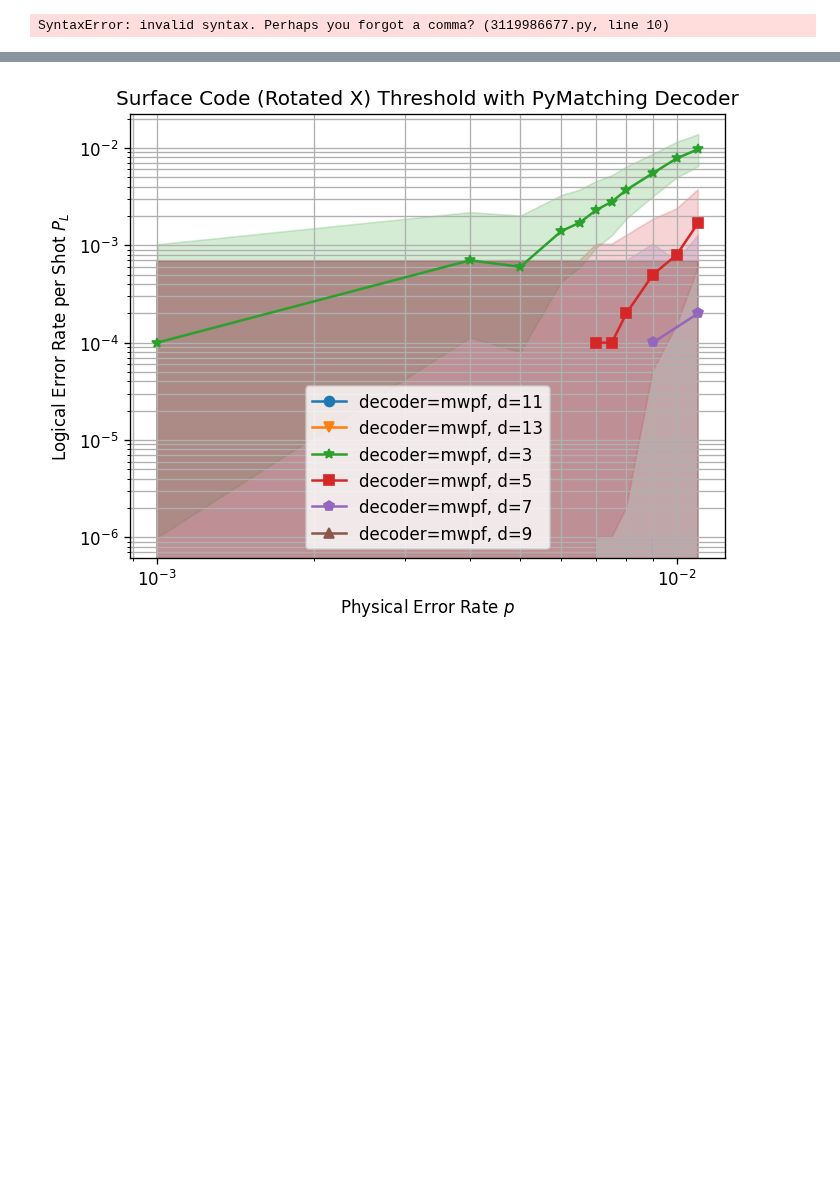
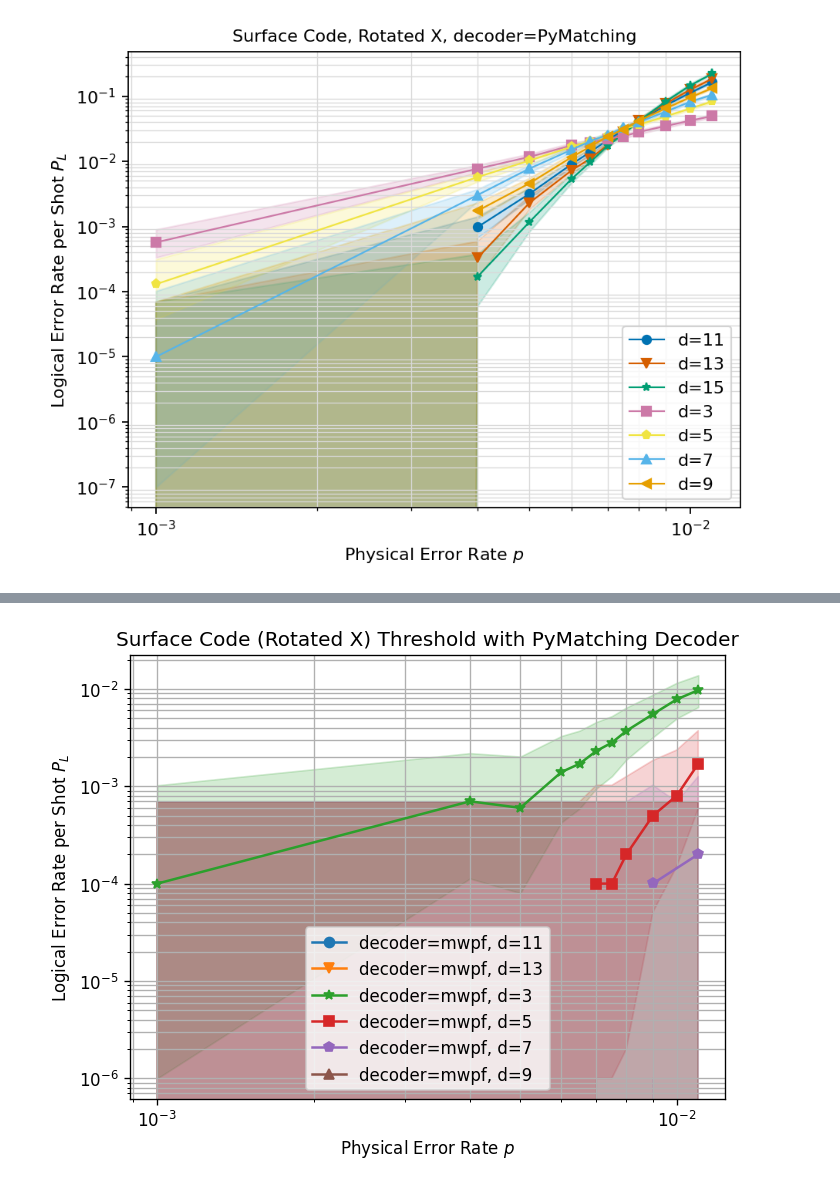
Before and after one commit to leigh-johnson/C191A-qubit-minesweeper, a Jupyter notebook: notebooks/fig1.ipynb, the cells around one changed output, grey strips where cells are left out. Cells and saved outputs as stored; diff of their text form; code cells hidden in the pictures; blank space fills up the shorter version.

Commit message:
pymatching threshold plots

```diff
--- a/notebooks/fig1.ipynb
+++ b/notebooks/fig1.ipynb
@@ -1,9 +1,11 @@
 # %%
 import sinter
+import matplotlib as mpl
 import matplotlib.pyplot as plt
 
+mpl.style.use("plotstyles.mlpstyle")
 
-ABLATION_FILES = [
-    "../datasets/circuit=surface_code:rotated_memory_x/decoder=mwpf/erasure=0.0/solver=SolverSerialJointSingleHair/2025-11-27.csv"
+PYMATCHING_FILES = [
+    "../datasets/circuit=surface_code:rotated_memory_x/decoder=pymatching/2025-11-27.csv"
 ]
-ablation_stats = sinter.read_stats_from_csv_files(*ABLATION_FILES)
+pymatching_stats = sinter.read_stats_from_csv_files(*PYMATCHING_FILES)
@@ -10,26 +36,27 @@ ablation_stats = sinter.read_stats_from_csv_files(*ABLATION_FILES)
 # %%
 fig, ax = plt.subplots(1, 1)
 
 
 def legend_str(stats):
-    return f"decoder={stats.json_metadata['decoder']}, d={stats.json_metadata['d']}, r={stats.json_metadata['r']}"
+    return f"d={stats.json_metadata['d']}"
+    # return f"decoder={stats.json_metadata['decoder']}, d={stats.json_metadata['d']}, r={stats.json_metadata['r']}"
 
 
 sinter.plot_error_rate(
     ax=ax,
-    stats=ablation_stats,
+    stats=pymatching_stats,
     x_func=lambda stats: stats.json_metadata["p"],
     group_func=legend_str,
 )
 ax.loglog()
 # ax.set_ylim(1e-6, 1e0)
 # ax.set_xlim(1e-3, 1.2e-2)
-ax.set_title("Surface Code (Rotated X) Threshold with MWPF Decoder")
+ax.set_title("Surface Code, Rotated X, decoder=PyMatching", fontdict=dict(fontsize=10))
 ax.set_xlabel("Physical Error Rate $p$")
 ax.set_ylabel("Logical Error Rate per Shot $P_L$")
 ax.grid(which="major")
 ax.grid(which="minor")
 ax.legend()
-fig.set_dpi(120)
+fig.set_dpi(160)
 # %% [output]
-SyntaxError: invalid syntax. Perhaps you forgot a comma? (3119986677.py, line 10)
+[figure, added]
```
Also changed, not shown: parts of 3 cells of this notebook, 2 other files.
